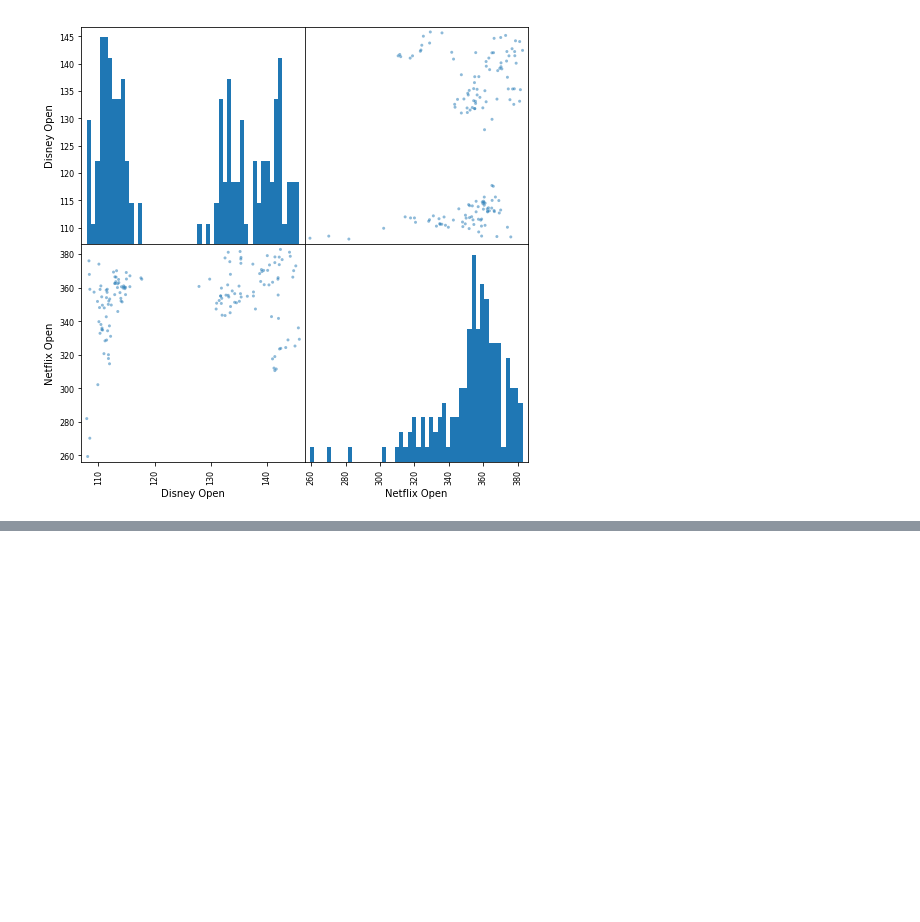
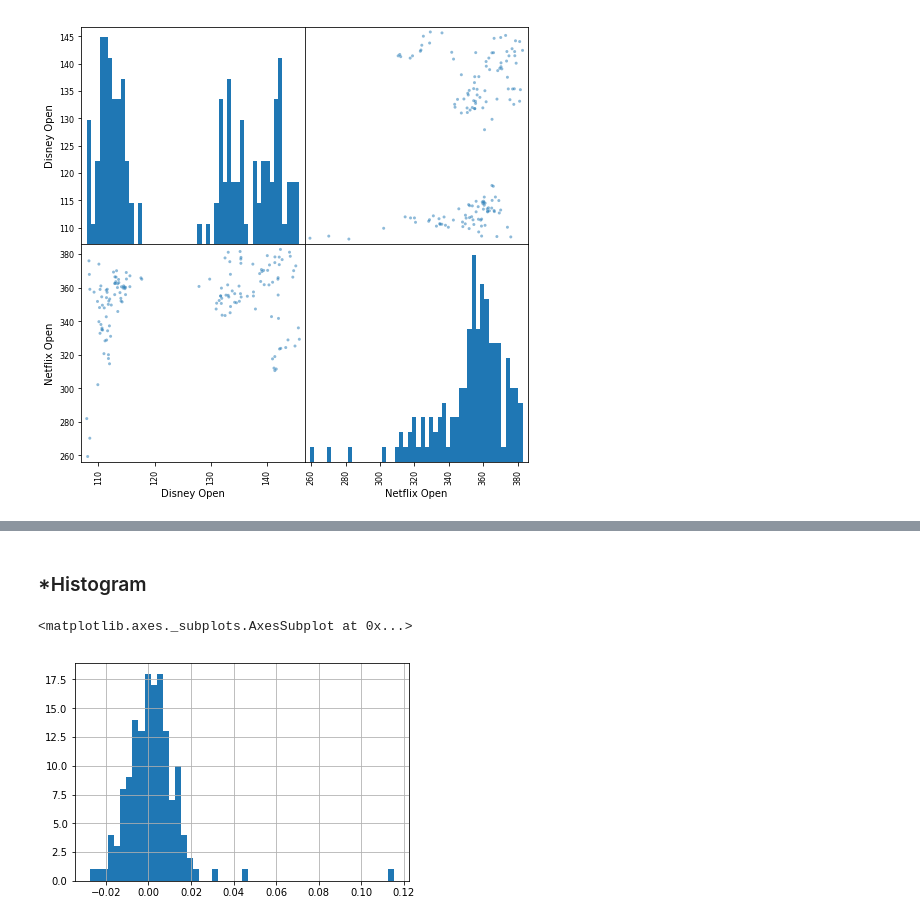
Before and after one commit to d8asci23/Review-for-FIN, a Jupyter notebook: R1_fin_Udemy.ipynb, the cells around one changed output, grey strips where cells are left out. Saved outputs shown, nothing was run; the diff lists cells and outputs as text; code cells hidden in the pictures; blank space fills up the shorter version.

```diff
--- a/R1_fin_Udemy.ipynb
+++ b/R1_fin_Udemy.ipynb
@@ -141,0 +146,6 @@ scatter_matrix(media_comp,figsize=(8,8),hist_kwds={'bins':50});
+# %%
+#Using .pct_change()
+disney['returns'] = disney['Close'].pct_change(1)
+#Using manual calculation
+#disney['returns'] = (diseny['Close'] / disney['Close'].shift(1) ) - 1
+disney.head()
@@ -141,0 +171,7 @@ scatter_matrix(media_comp,figsize=(8,8),hist_kwds={'bins':50});
+# %% [markdown]
+### *Histogram
+# %%
+disney['returns'].hist(bins=50)
+# %% [output]
+<matplotlib.axes._subplots.AxesSubplot at 0x...>
+[figure, added]
```
Also changed, not shown: parts of 17 cells of this notebook.
